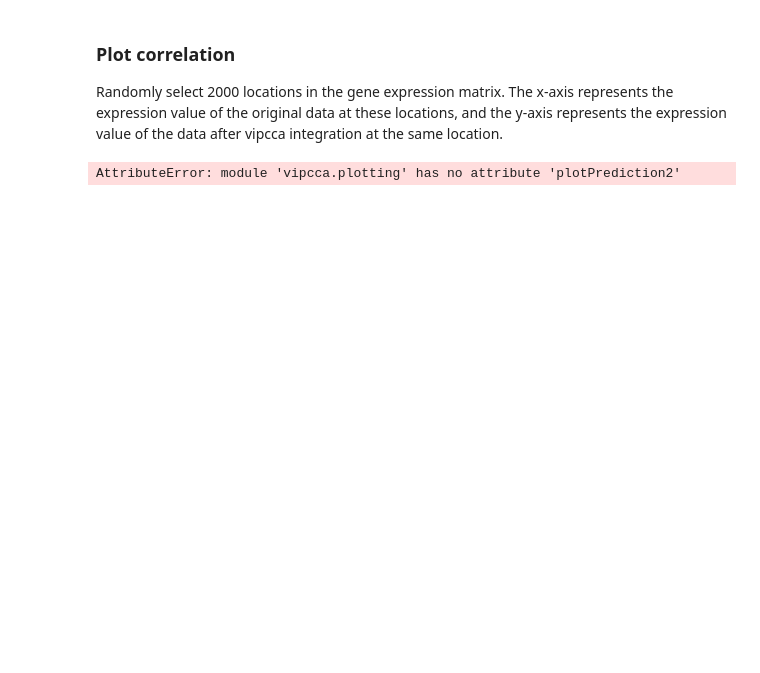
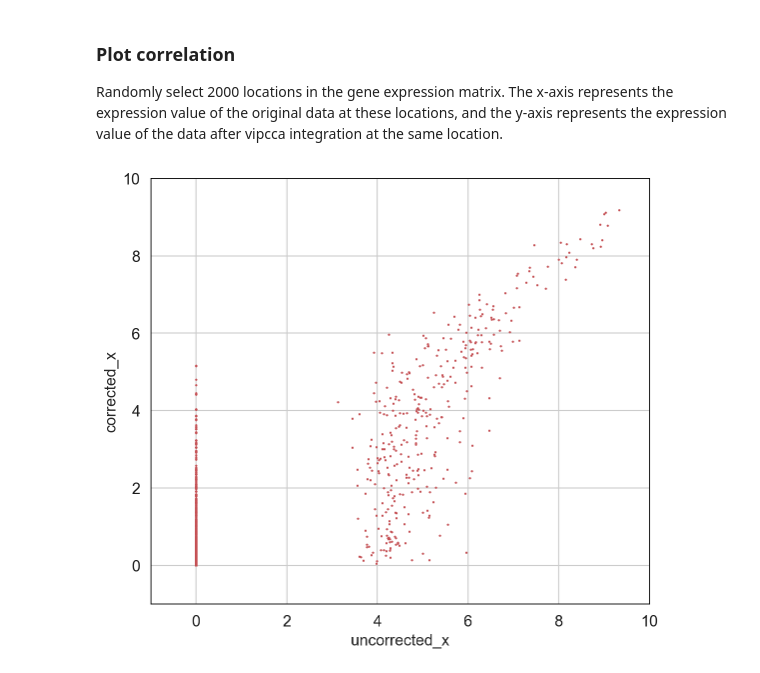
Before and after one commit to jhu99/scbean, a Jupyter notebook: docs/source/tutorials/mixed_cell_lines_tutorial.ipynb, the cells around one changed output. Cells and saved outputs as stored; diff of their text form; code cells hidden in the pictures; blank space fills up the shorter version.

```diff
--- a/docs/source/tutorials/mixed_cell_lines_tutorial.ipynb
+++ b/docs/source/tutorials/mixed_cell_lines_tutorial.ipynb
@@ -180,6 +182,6 @@ sc.pl.umap(adata_integrate, color=['_batch','celltype'], use_raw=False, show=Tru
 Randomly select 2000 locations in the gene expression matrix. The x-axis represents the expression value of the original data at these locations, and the y-axis represents the expression value of the data after vipcca integration at the same location.
 # %%
 import vipcca.plotting as pl
-pl.plotPrediction2(adata_integrate.raw.X, adata_integrate.X, save=False, rnum=2000, lim=10)
+pl.plotCorrelation(adata_integrate.raw.X, adata_integrate.X, save=False, rnum=2000, lim=10)
 # %% [output]
-AttributeError: module 'vipcca.plotting' has no attribute 'plotPrediction2'
+[figure, added]
```
Also changed, not shown: parts of 5 cells of this notebook, 3 other files.
